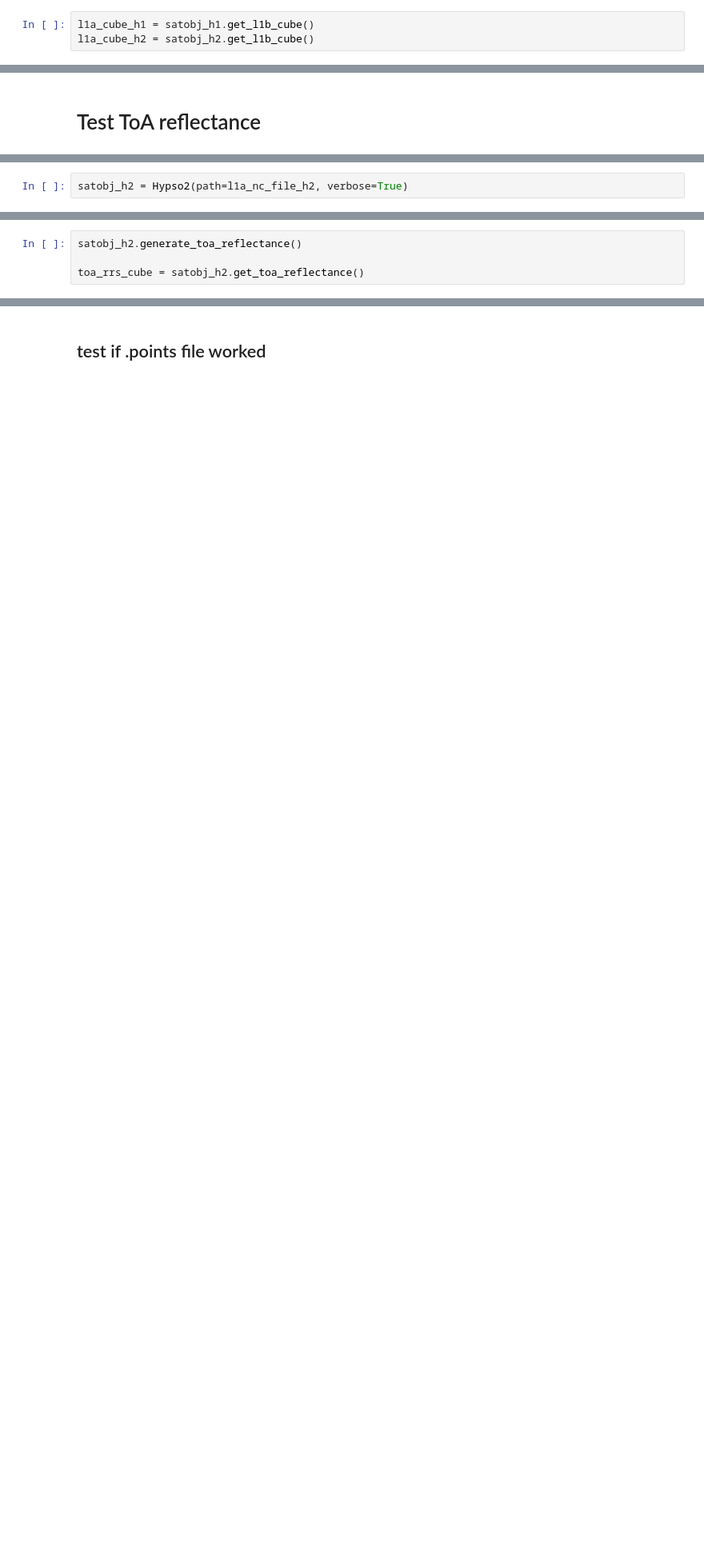
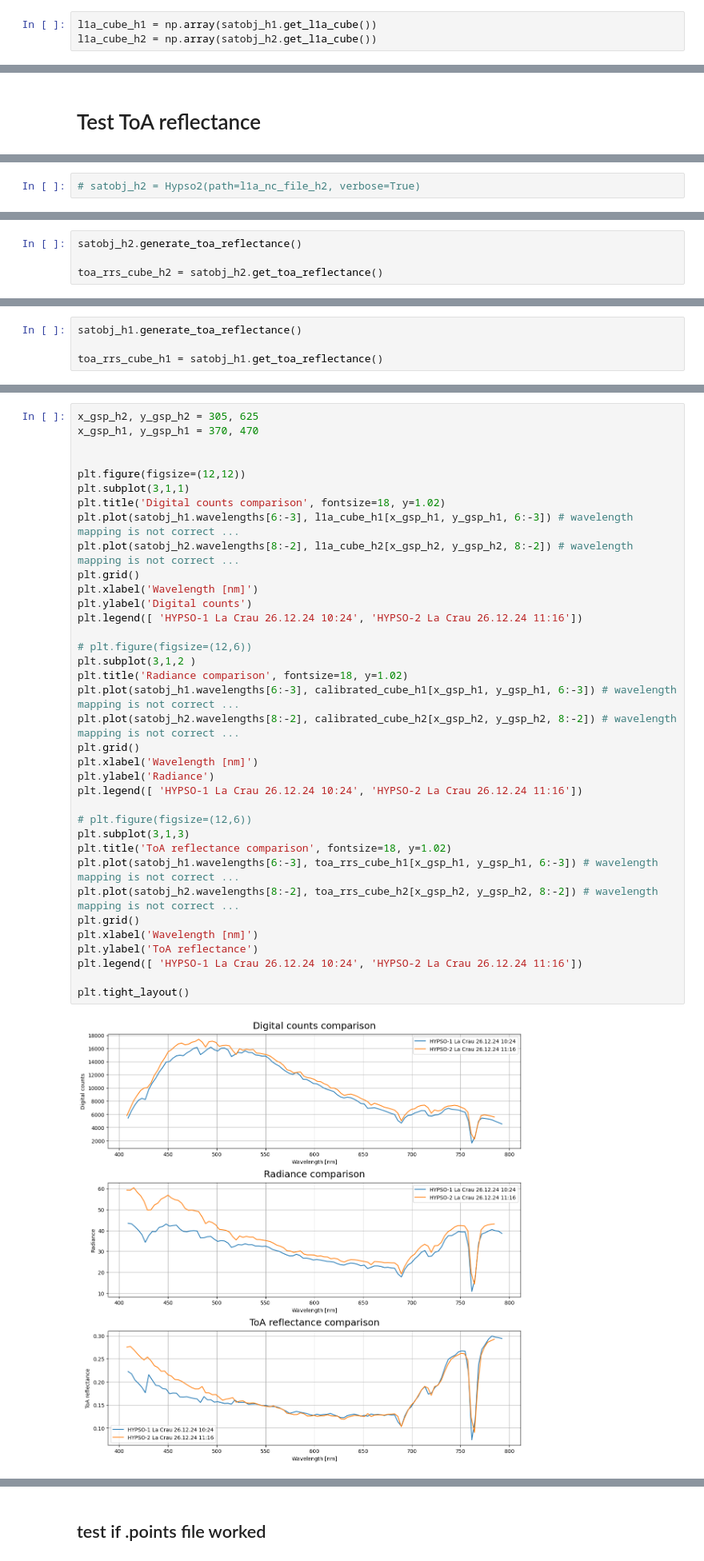
Before and after one commit to ariaalinejad/hypso-package, a Jupyter notebook: demo/demo_read_h2_wip.ipynb, the cells around one changed output, grey strips where cells are left out. Shown at 80% size. Saved outputs shown, nothing was run; the diff lists cells and outputs as text; blank space fills up the shorter version.

```diff
--- a/demo/demo_read_h2_wip.ipynb
+++ b/demo/demo_read_h2_wip.ipynb
@@ -25,8 +25,8 @@ satobj_h2 = Hypso2(path=l1a_nc_file_h2, verbose=True)
 [INFO] Capture spatial dimensions: (598, 1092)
 [INFO] Capture capture type: wide
 # %%
-l1a_cube_h1 = satobj_h1.get_l1b_cube()
-l1a_cube_h2 = satobj_h2.get_l1b_cube()
+l1a_cube_h1 = np.array(satobj_h1.get_l1a_cube())
+l1a_cube_h2 = np.array(satobj_h2.get_l1a_cube())
 # %%
 satobj_h1.generate_l1b_cube()
 satobj_h2.generate_l1b_cube()
@@ -79,2 +78,2 @@ l1a_nc_file_h2 = '/home/ariaa/HYPSO test code/data/h2_lacrau_2024-12-26T11-15-54
 # %%
-satobj_h2 = Hypso2(path=l1a_nc_file_h2, verbose=True)
+# satobj_h2 = Hypso2(path=l1a_nc_file_h2, verbose=True)
@@ -100,4 +100,4 @@ SystemExit: -1
 # %%
 satobj_h2.generate_toa_reflectance()
 
-toa_rrs_cube = satobj_h2.get_toa_reflectance()
+toa_rrs_cube_h2 = satobj_h2.get_toa_reflectance()
@@ -125,0 +128,4 @@ plt.grid()
+# %%
+satobj_h1.generate_toa_reflectance()
+
+toa_rrs_cube_h1 = satobj_h1.get_toa_reflectance()
@@ -125,0 +134,38 @@ plt.grid()
+# %%
+x_gsp_h2, y_gsp_h2 = 305, 625
+x_gsp_h1, y_gsp_h1 = 370, 470
+
+
+plt.figure(figsize=(12,12))
+plt.subplot(3,1,1)
+plt.title('Digital counts comparison', fontsize=18, y=1.02)
+plt.plot(satobj_h1.wavelengths[6:-3], l1a_cube_h1[x_gsp_h1, y_gsp_h1, 6:-3]) # wavelength mapping is not correct ...
+plt.plot(satobj_h2.wavelengths[8:-2], l1a_cube_h2[x_gsp_h2, y_gsp_h2, 8:-2]) # wavelength mapping is not correct ...
+plt.grid()
+plt.xlabel('Wavelength [nm]')
+plt.ylabel('Digital counts')
+plt.legend([ 'HYPSO-1 La Crau 26.12.24 10:24', 'HYPSO-2 La Crau 26.12.24 11:16'])
+
+# plt.figure(figsize=(12,6))
+plt.subplot(3,1,2 )
+plt.title('Radiance comparison', fontsize=18, y=1.02)
+plt.plot(satobj_h1.wavelengths[6:-3], calibrated_cube_h1[x_gsp_h1, y_gsp_h1, 6:-3]) # wavelength mapping is not correct ...
+plt.plot(satobj_h2.wavelengths[8:-2], calibrated_cube_h2[x_gsp_h2, y_gsp_h2, 8:-2]) # wavelength mapping is not correct ...
+plt.grid()
+plt.xlabel('Wavelength [nm]')
+plt.ylabel('Radiance')
+plt.legend([ 'HYPSO-1 La Crau 26.12.24 10:24', 'HYPSO-2 La Crau 26.12.24 11:16'])
+
+# plt.figure(figsize=(12,6))
+plt.subplot(3,1,3)
+plt.title('ToA reflectance comparison', fontsize=18, y=1.02)
+plt.plot(satobj_h1.wavelengths[6:-3], toa_rrs_cube_h1[x_gsp_h1, y_gsp_h1, 6:-3]) # wavelength mapping is not correct ...
+plt.plot(satobj_h2.wavelengths[8:-2], toa_rrs_cube_h2[x_gsp_h2, y_gsp_h2, 8:-2]) # wavelength mapping is not correct ...
+plt.grid()
+plt.xlabel('Wavelength [nm]')
+plt.ylabel('ToA reflectance')
+plt.legend([ 'HYPSO-1 La Crau 26.12.24 10:24', 'HYPSO-2 La Crau 26.12.24 11:16'])
+
+plt.tight_layout()
+# %% [output]
+[figure, added]
```
Also changed, not shown: parts of 51 cells of this notebook, 10 other files.
